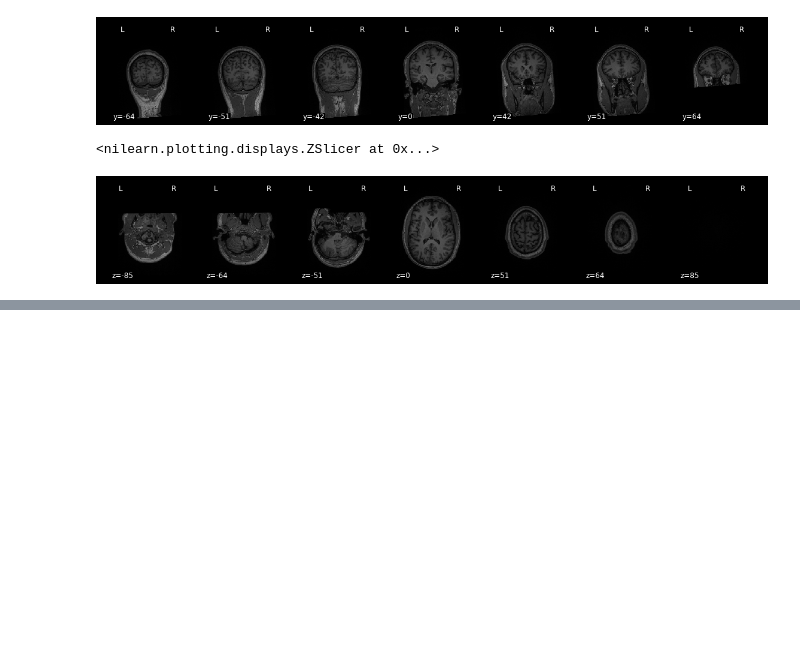
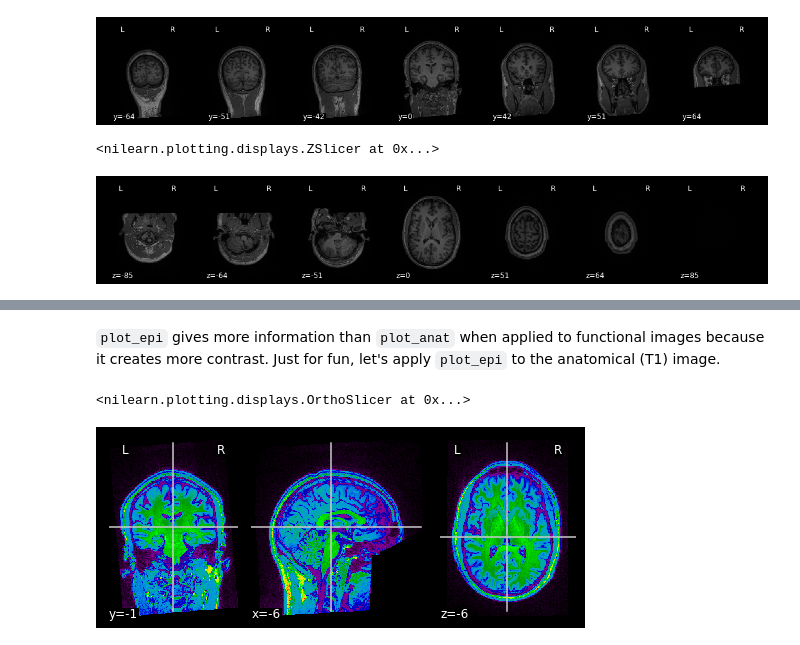
Before and after one commit to vgonzenbach/fmri-rep, a Jupyter notebook: data/viz/viz-subject.ipynb, the cells around one changed output, grey strips where cells are left out. Cells and saved outputs as stored; diff of their text form; code cells hidden in the pictures; blank space fills up the shorter version.

```diff
--- a/data/viz/viz-subject.ipynb
+++ b/data/viz/viz-subject.ipynb
@@ -102,0 +192,7 @@ nlplt.plot_anat(T1,
+# %% [markdown]
+`plot_epi` gives more information than `plot_anat` when applied to functional images because it creates more contrast. Just for fun, let's apply `plot_epi` to the anatomical (T1) image.
+# %%
+plot_epi(T1)
+# %% [output]
+<nilearn.plotting.displays.OrthoSlicer at 0x...>
+[figure, added]
```
Also changed, not shown: parts of 32 cells of this notebook.
